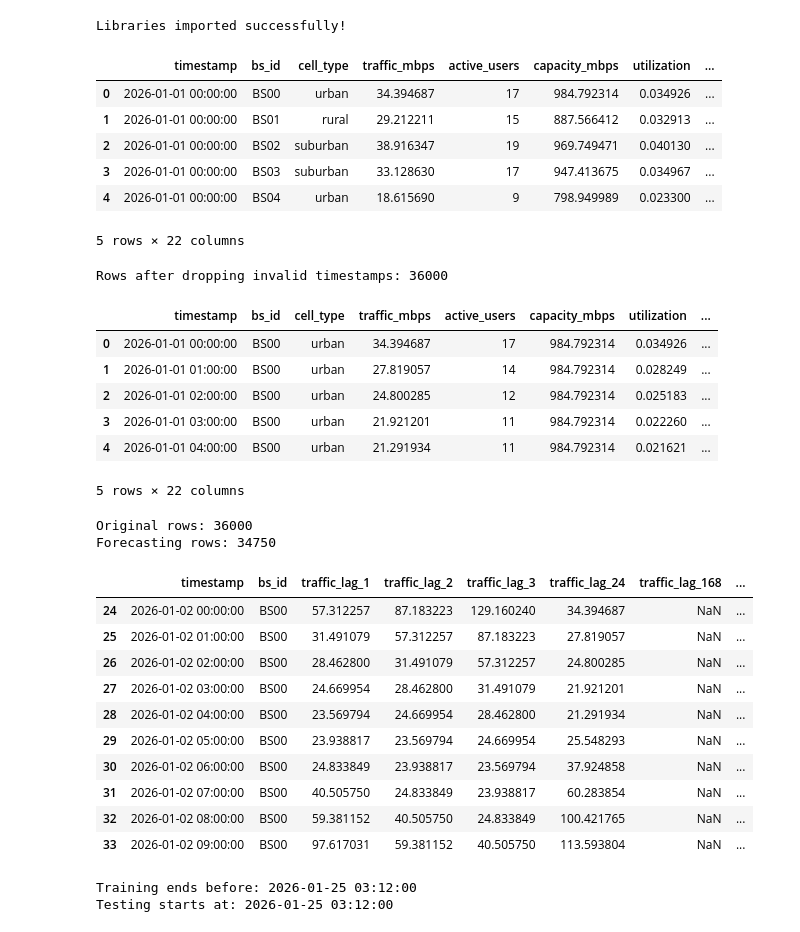
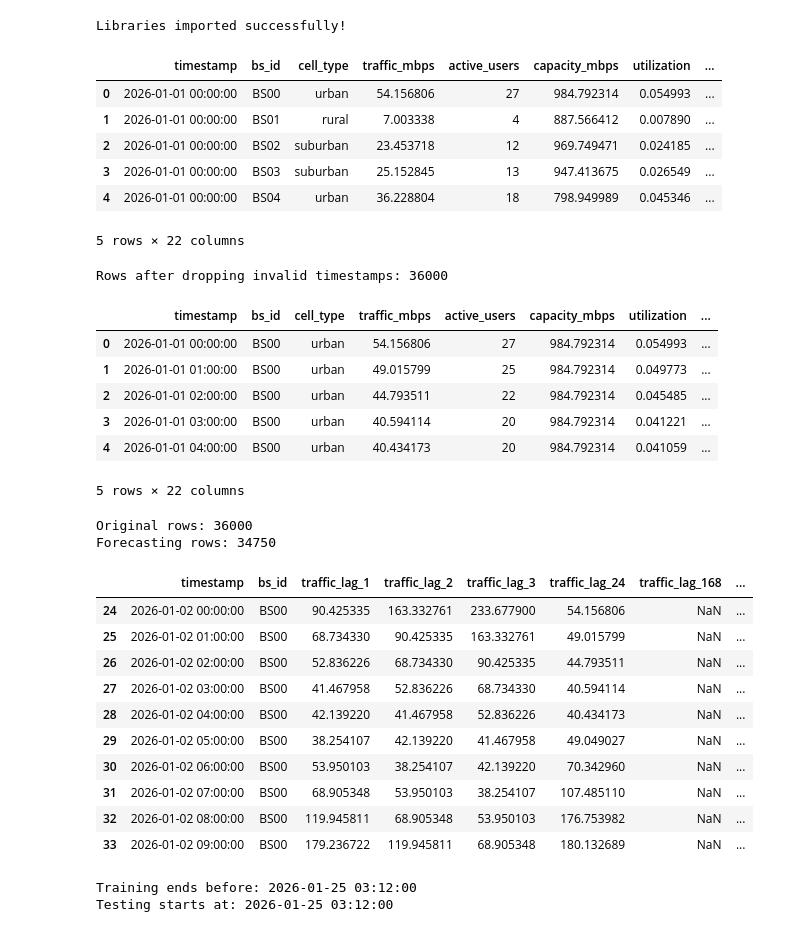
Before and after one commit to Bryan-Kweku-Wilson/Machine-Learning-Projects, a Jupyter notebook: EcoCell_RL_04_Traffic_Forecasting.ipynb, the cells around one changed output. Saved outputs shown, nothing was run; the diff lists cells and outputs as text; code cells hidden in the pictures.

```diff
--- a/EcoCell_RL_04_Traffic_Forecasting.ipynb
+++ b/EcoCell_RL_04_Traffic_Forecasting.ipynb
@@ -10,17 +10,17 @@ print("Libraries imported successfully!")
 Libraries imported successfully!
 # %%
 traffic_df = pd.read_csv(
-    "ecocell_energy_qos.csv"
+    "ecocell_energy_qos_new.csv"
 )
 
 traffic_df.head()
 # %% [output]
 |  | timestamp | bs_id | cell_type | traffic_mbps | active_users | capacity_mbps | utilization | ... |
-| 0 | 2026-01-01 00:00:00 | BS00 | urban | 34.394687 | 17 | 984.792314 | 0.034926 | ... |
-| 1 | 2026-01-01 00:00:00 | BS01 | rural | 29.212211 | 15 | 887.566412 | 0.032913 | ... |
-| 2 | 2026-01-01 00:00:00 | BS02 | suburban | 38.916347 | 19 | 969.749471 | 0.040130 | ... |
-| 3 | 2026-01-01 00:00:00 | BS03 | suburban | 33.128630 | 17 | 947.413675 | 0.034967 | ... |
-| 4 | 2026-01-01 00:00:00 | BS04 | urban | 18.615690 | 9 | 798.949989 | 0.023300 | ... |
+| 0 | 2026-01-01 00:00:00 | BS00 | urban | 54.156806 | 27 | 984.792314 | 0.054993 | ... |
+| 1 | 2026-01-01 00:00:00 | BS01 | rural | 7.003338 | 4 | 887.566412 | 0.007890 | ... |
+| 2 | 2026-01-01 00:00:00 | BS02 | suburban | 23.453718 | 12 | 969.749471 | 0.024185 | ... |
+| 3 | 2026-01-01 00:00:00 | BS03 | suburban | 25.152845 | 13 | 947.413675 | 0.026549 | ... |
+| 4 | 2026-01-01 00:00:00 | BS04 | urban | 36.228804 | 18 | 798.949989 | 0.045346 | ... |
 5 rows × 22 columns
 # %%
 traffic_df["timestamp"] = pd.to_datetime(
@@ -39,11 +39,11 @@ traffic_df.head()
 # %% [output]
 Rows after dropping invalid timestamps: 36000
 |  | timestamp | bs_id | cell_type | traffic_mbps | active_users | capacity_mbps | utilization | ... |
-| 0 | 2026-01-01 00:00:00 | BS00 | urban | 34.394687 | 17 | 984.792314 | 0.034926 | ... |
-| 1 | 2026-01-01 01:00:00 | BS00 | urban | 27.819057 | 14 | 984.792314 | 0.028249 | ... |
-| 2 | 2026-01-01 02:00:00 | BS00 | urban | 24.800285 | 12 | 984.792314 | 0.025183 | ... |
-| 3 | 2026-01-01 03:00:00 | BS00 | urban | 21.921201 | 11 | 984.792314 | 0.022260 | ... |
-| 4 | 2026-01-01 04:00:00 | BS00 | urban | 21.291934 | 11 | 984.792314 | 0.021621 | ... |
+| 0 | 2026-01-01 00:00:00 | BS00 | urban | 54.156806 | 27 | 984.792314 | 0.054993 | ... |
+| 1 | 2026-01-01 01:00:00 | BS00 | urban | 49.015799 | 25 | 984.792314 | 0.049773 | ... |
+| 2 | 2026-01-01 02:00:00 | BS00 | urban | 44.793511 | 22 | 984.792314 | 0.045485 | ... |
+| 3 | 2026-01-01 03:00:00 | BS00 | urban | 40.594114 | 20 | 984.792314 | 0.041221 | ... |
+| 4 | 2026-01-01 04:00:00 | BS00 | urban | 40.434173 | 20 | 984.792314 | 0.041059 | ... |
 5 rows × 22 columns
 # %%
 traffic_df["traffic_lag_1"] = (
@@ -124,16 +124,16 @@ forecast_df[
 ].head(10)
 # %% [output]
 |  | timestamp | bs_id | traffic_lag_1 | traffic_lag_2 | traffic_lag_3 | traffic_lag_24 | traffic_lag_168 | ... |
-| 24 | 2026-01-02 00:00:00 | BS00 | 57.312257 | 87.183223 | 129.160240 | 34.394687 | NaN | ... |
-| 25 | 2026-01-02 01:00:00 | BS00 | 31.491079 | 57.312257 | 87.183223 | 27.819057 | NaN | ... |
-| 26 | 2026-01-02 02:00:00 | BS00 | 28.462800 | 31.491079 | 57.312257 | 24.800285 | NaN | ... |
-| 27 | 2026-01-02 03:00:00 | BS00 | 24.669954 | 28.462800 | 31.491079 | 21.921201 | NaN | ... |
-| 28 | 2026-01-02 04:00:00 | BS00 | 23.569794 | 24.669954 | 28.462800 | 21.291934 | NaN | ... |
-| 29 | 2026-01-02 05:00:00 | BS00 | 23.938817 | 23.569794 | 24.669954 | 25.548293 | NaN | ... |
-| 30 | 2026-01-02 06:00:00 | BS00 | 24.833849 | 23.938817 | 23.569794 | 37.924858 | NaN | ... |
-| 31 | 2026-01-02 07:00:00 | BS00 | 40.505750 | 24.833849 | 23.938817 | 60.283854 | NaN | ... |
-| 32 | 2026-01-02 08:00:00 | BS00 | 59.381152 | 40.505750 | 24.833849 | 100.421765 | NaN | ... |
-| 33 | 2026-01-02 09:00:00 | BS00 | 97.617031 | 59.381152 | 40.505750 | 113.593804 | NaN | ... |
+| 24 | 2026-01-02 00:00:00 | BS00 | 90.425335 | 163.332761 | 233.677900 | 54.156806 | NaN | ... |
+| 25 | 2026-01-02 01:00:00 | BS00 | 68.734330 | 90.425335 | 163.332761 | 49.015799 | NaN | ... |
+| 26 | 2026-01-02 02:00:00 | BS00 | 52.836226 | 68.734330 | 90.425335 | 44.793511 | NaN | ... |
+| 27 | 2026-01-02 03:00:00 | BS00 | 41.467958 | 52.836226 | 68.734330 | 40.594114 | NaN | ... |
+| 28 | 2026-01-02 04:00:00 | BS00 | 42.139220 | 41.467958 | 52.836226 | 40.434173 | NaN | ... |
+| 29 | 2026-01-02 05:00:00 | BS00 | 38.254107 | 42.139220 | 41.467958 | 49.049027 | NaN | ... |
+| 30 | 2026-01-02 06:00:00 | BS00 | 53.950103 | 38.254107 | 42.139220 | 70.342960 | NaN | ... |
+| 31 | 2026-01-02 07:00:00 | BS00 | 68.905348 | 53.950103 | 38.254107 | 107.485110 | NaN | ... |
+| 32 | 2026-01-02 08:00:00 | BS00 | 119.945811 | 68.905348 | 53.950103 | 176.753982 | NaN | ... |
+| 33 | 2026-01-02 09:00:00 | BS00 | 179.236722 | 119.945811 | 68.905348 | 180.132689 | NaN | ... |
 # %%
 # Ensure forecast_df timestamp column is clean before calculating split_time
 forecast_df_clean = forecast_df.dropna(subset=["timestamp"])
```
Also changed, not shown: parts of 34 cells of this notebook.
